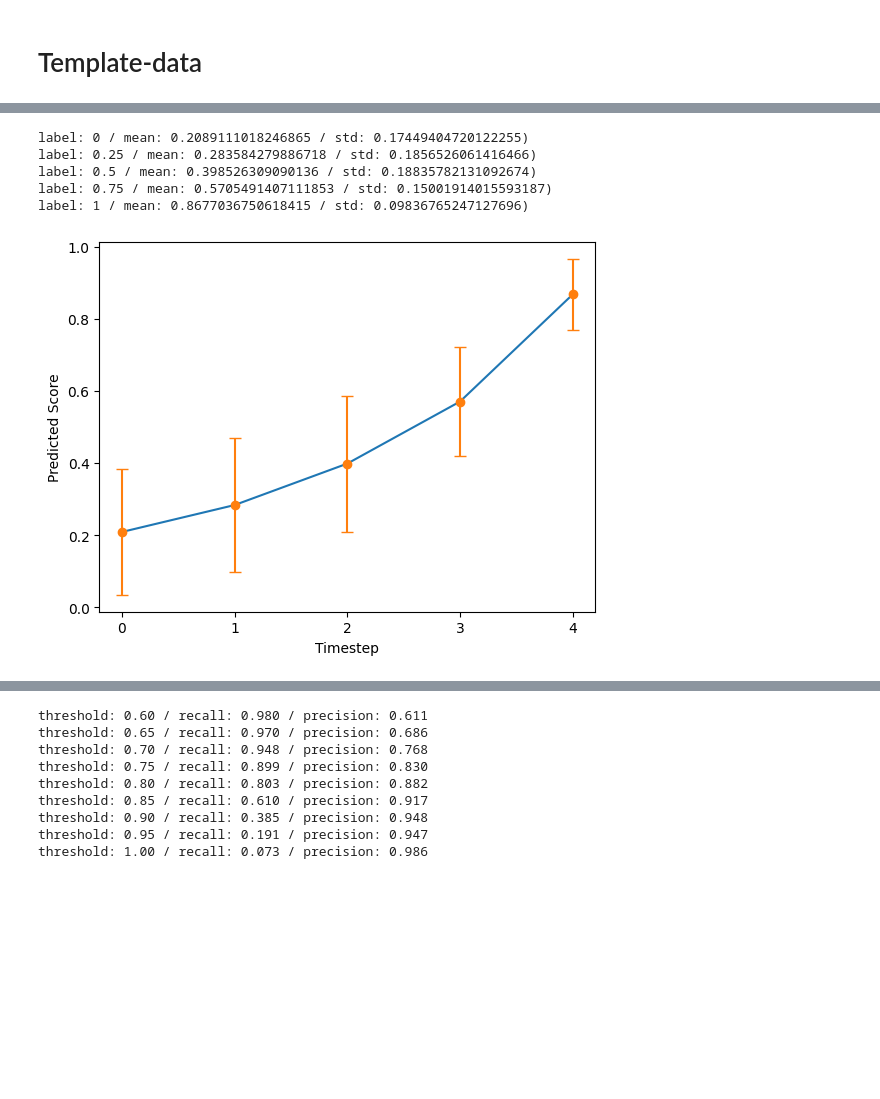
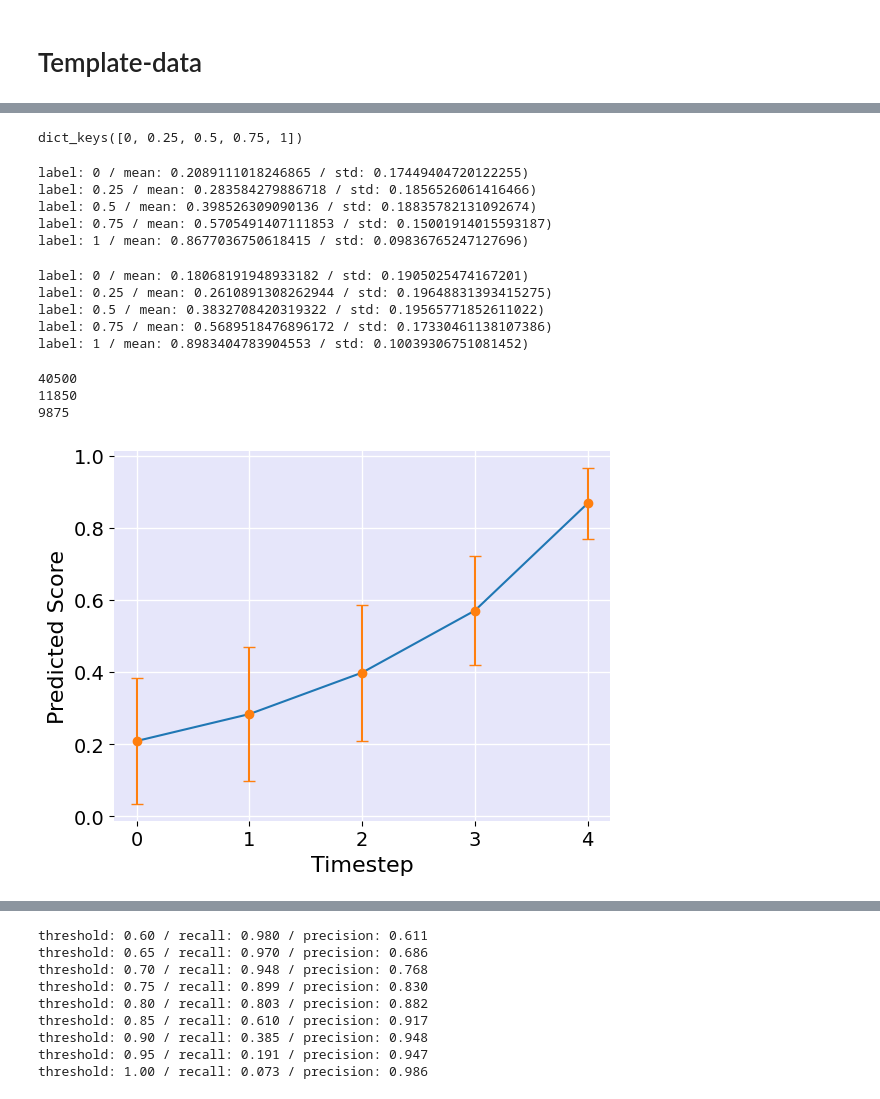
Before and after one commit to hogunkee/TSMCTS, a Jupyter notebook: mcts/Score_Distribution.ipynb, the cells around one changed output, grey strips where cells are left out. Drawn from its saved outputs; the diff is of its cells as text; code cells hidden in the pictures; blank space fills up the shorter version.

```diff
--- a/mcts/Score_Distribution.ipynb
+++ b/mcts/Score_Distribution.ipynb
@@ -57,6 +110,13 @@ def scoring(model, dataloader):
     return scores
 # %%
 scores = scoring(model, dataloader)
+# %%
+with open('data/score_train.pickle', 'wb') as f:
+    pickle.dump(scores, f, pickle.HIGHEST_PROTOCOL)
+# %%
+scores.keys()
+# %% [output]
+dict_keys([0, 0.25, 0.5, 0.75, 1])
 # %%
 for s in [0, 0.25, 0.5, 0.75, 1]:
     print(f'label: {s} / mean: {np.mean(scores[s])} / std: {np.std(scores[s])})')
@@ -66,16 +126,52 @@ label: 0.25 / mean: 0.283584279886718 / std: 0.1856526061416466)
 label: 0.5 / mean: 0.398526309090136 / std: 0.18835782131092674)
 label: 0.75 / mean: 0.5705491407111853 / std: 0.15001914015593187)
 label: 1 / mean: 0.8677036750618415 / std: 0.09836765247127696)
+# %%
+for s in [0, 0.25, 0.5, 0.75, 1]:
+    print(f'label: {s} / mean: {np.mean(scores[s])} / std: {np.std(scores[s])})')
+# %% [output]
+label: 0 / mean: 0.18068191948933182 / std: 0.1905025474167201)
+label: 0.25 / mean: 0.2610891308262944 / std: 0.19648831393415275)
+label: 0.5 / mean: 0.3832708420319322 / std: 0.19565771852611022)
+label: 0.75 / mean: 0.5689518476896172 / std: 0.17330461138107386)
+label: 1 / mean: 0.8983404783904553 / std: 0.10039306751081452)
+# %%
+scores_list = []
+for fn in ['train', 'test_us', 'test_su', 'test_uu']:
+    with open('data/score_%s.pickle'%fn, 'rb') as f:
+        scores_list.append(pickle.load(f))
+# %%
+print(len(scores_list[1][0])*5)
+print(len(scores_list[2][0])*5)
+print(len(scores_list[3][0])*5)
+# %% [output]
+40500
+11850
+9875
 # %%
+scores = scores_list[-1]
 labels = np.array([0, 0.25, 0.5, 0.75, 1])
 mean = [np.mean(scores[s]) for s in labels]
 error = [np.std(scores[s]) for s in labels]
+fig = plt.figure()
+ax = fig.add_subplot()
 
-plt.plot(np.array(labels)*4, mean)
-plt.errorbar(np.array(labels)*4, mean, error, fmt='o', capsize=4)
-plt.xlabel("Timestep")
-plt.ylabel("Predicted Score")
-plt.xticks([0, 1, 2, 3, 4])
+ax.tick_params(axis='both', labelsize=14)
+#ax.tick_params(axis='x', colors='white')
+#ax.tick_params(axis='y', colors='white')
+ax.patch.set_facecolor('lavender')
+ax.grid(color = 'white', linestyle = '-', linewidth = 1)
+
+ax.spines['right'].set_visible(False)
+ax.spines['top'].set_visible(False)
+ax.spines['left'].set_visible(False)
+ax.spines['bottom'].set_visible(False)
+
+ax.plot(np.array(labels)*4, mean)
+ax.errorbar(np.array(labels)*4, mean, error, fmt='o', capsize=4)
+ax.set_xlabel("Timestep", fontsize=16)#, weight='bold')
+ax.set_ylabel("Predicted Score", fontsize=16)#, weight='bold')
+ax.set_xticks([0, 1, 2, 3, 4])
 plt.show()
 # %% [output]
-[figure, old version]
+[figure, new version]
```
Also changed, not shown: parts of 16 cells of this notebook, 4 other files.
